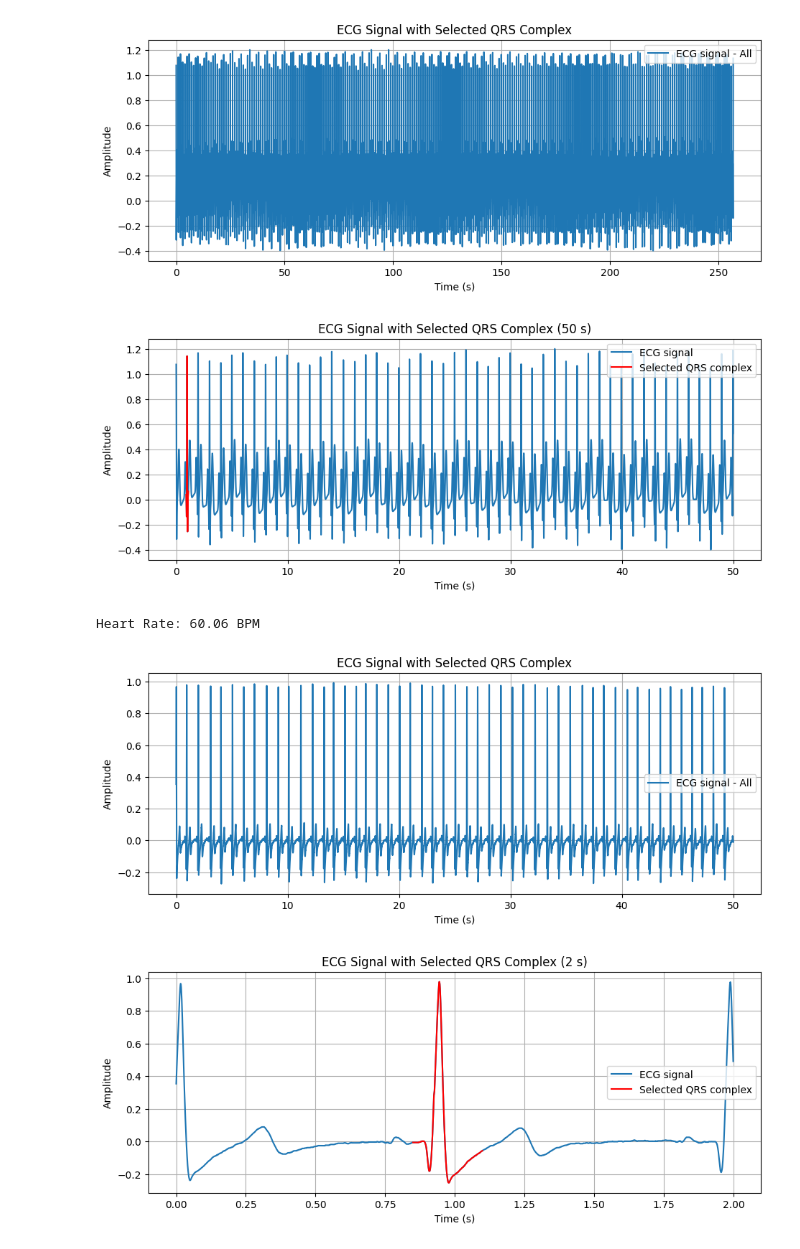
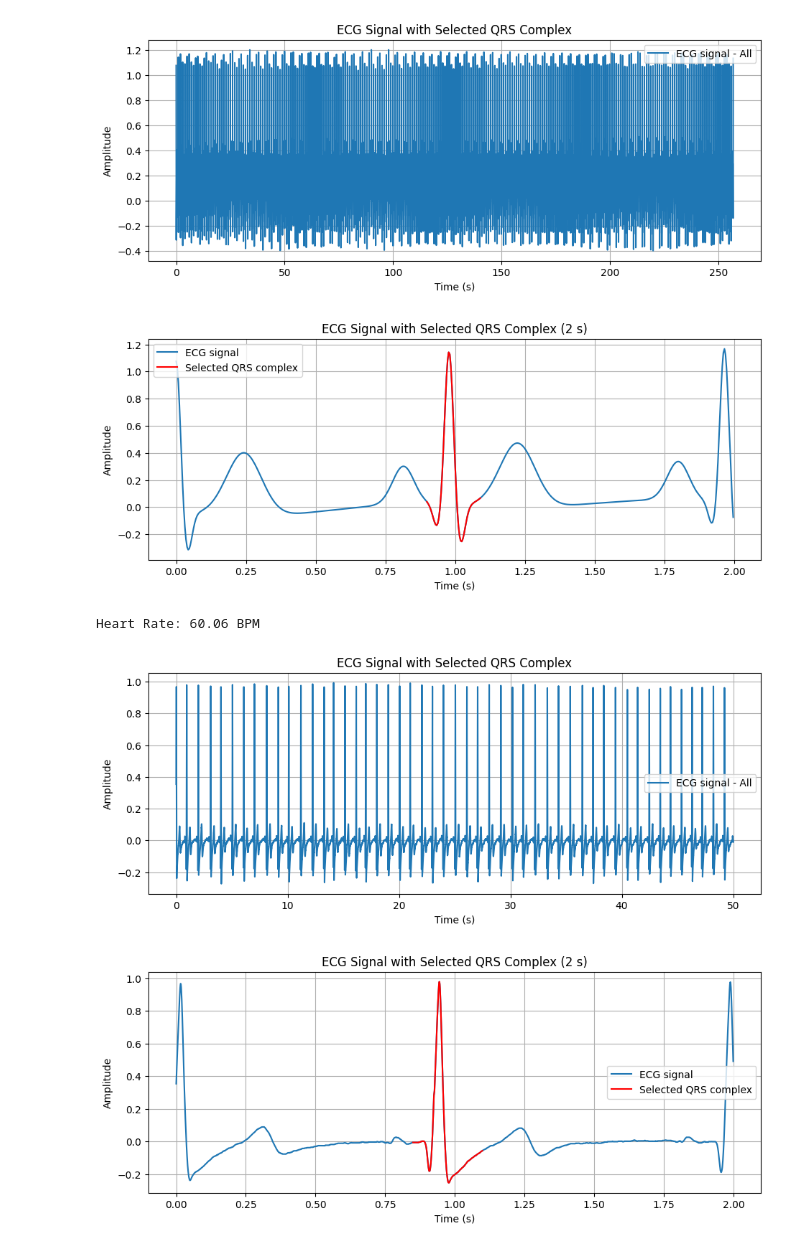
Before and after one commit to rustamPy/notes, a Jupyter notebook: ECG signals - solution.ipynb, the cells around one changed output. Cells and saved outputs as stored; diff of their text form; code cells hidden in the pictures.

```diff
--- a/ECG signals - solution.ipynb
+++ b/ECG signals - solution.ipynb
@@ -97,35 +97,35 @@ class Solution:
         qrs_peaks = self.detect_qrs_complex_using_pan_tompkins(self.ecg_values, self.fs)
 
         # Calculate RR Intervals - distance between two adjacent peaks (np.diff) and divide by frequency
         rr_intervals = np.diff(qrs_peaks) / self.fs
         # Find the average of RR intervals (np.mean)
         average_rr_interval = np.mean(rr_intervals)
         # Divide by 60 (per minute convention)
         hr = 60 / average_rr_interval
 
         # Print Heart rate with 2 place decimal value in BPM
         print("Heart Rate: {:.2f} BPM".format(hr))
         return hr
 
 
 if __name__ == '__main__':
     location = Path(r'C:\Users\kerim\Desktop\DSP\ecg_data')
 
     raw_file_1 = np.loadtxt('https://raw.githubusercontent.com/rustamPy/notes/main/person_1.dat')
     raw_file_2 = np.loadtxt('https://raw.githubusercontent.com/rustamPy/notes/main/person_2.dat')
 
     person_1 = Solution(raw_file_1, location)
     person_1 .build_graph_all_time('person_1', True)
-    person_1 .build_graph_in_specific_time_range(50, 230, 280,'person_1')
+    person_1 .build_graph_in_specific_time_range(2, 230, 280,'person_1')
     person_1 .calculate_heart_rate()
 
     person_2 = Solution(raw_file_2, location, custom_frequency=1000)
     person_2 .build_graph_all_time('person_2', True)
     person_2 .build_graph_in_specific_time_range(2, 850, 1100, 'person_2')
     person_2 .calculate_heart_rate()
 # %% [output]
 [figure]
-[figure, old version]
+[figure, new version]
 Heart Rate: 60.06 BPM
 [figure]
 [figure]
```
